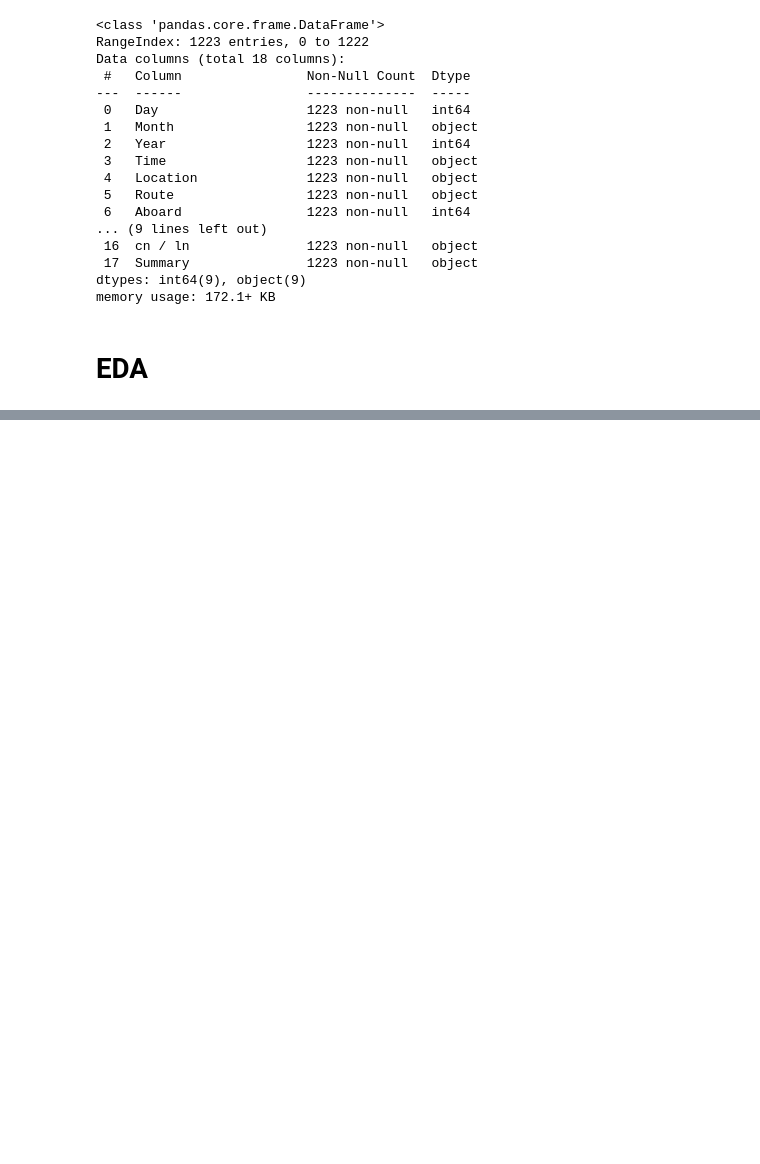
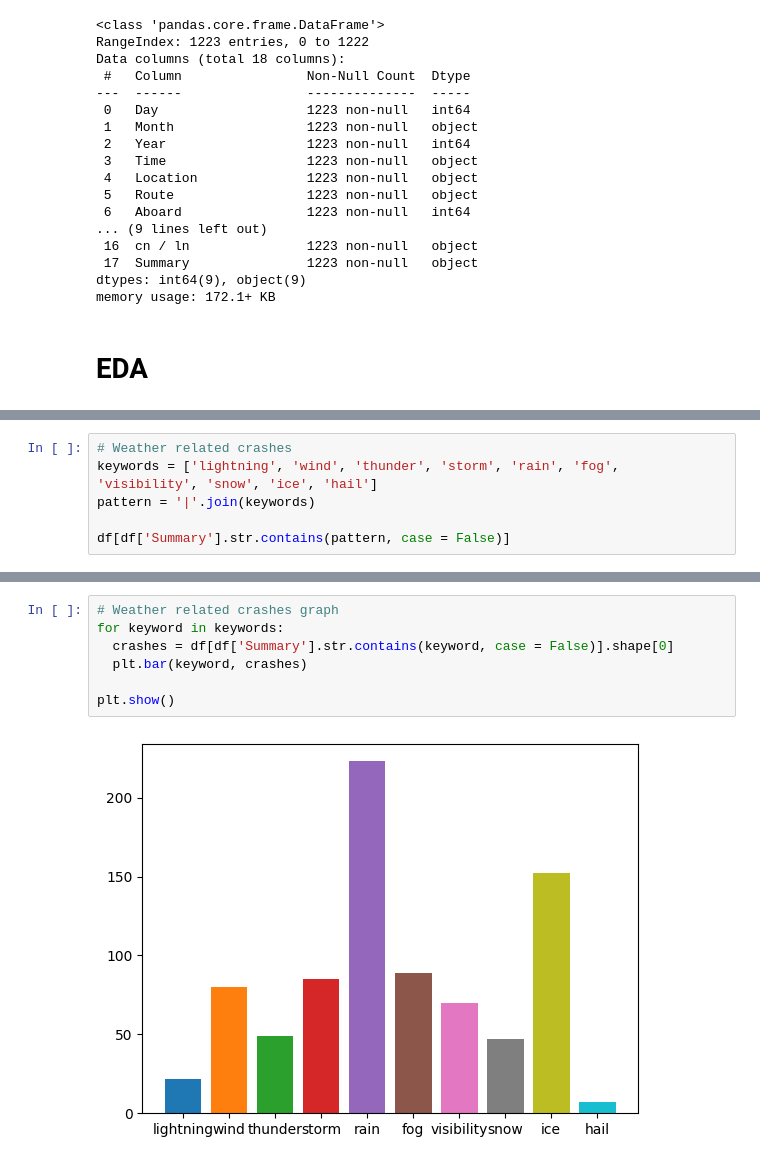
Before and after one commit to wavvyyi/test-repo, a Jupyter notebook: Seasonality_of_Aviation_Accidents.ipynb, the cells around one changed output, grey strips where cells are left out. Saved outputs shown, nothing was run; the diff lists cells and outputs as text; blank space fills up the shorter version.

```diff
--- a/Seasonality_of_Aviation_Accidents.ipynb
+++ b/Seasonality_of_Aviation_Accidents.ipynb
@@ -165,0 +151,6 @@ df[df['Summary'].str.contains('lightning')]
+# %%
+# Weather related crashes
+keywords = ['lightning', 'wind', 'thunder', 'storm', 'rain', 'fog', 'visibility', 'snow', 'ice', 'hail']
+pattern = '|'.join(keywords)
+
+df[df['Summary'].str.contains(pattern, case = False)]
@@ -165,0 +171,9 @@ df[df['Summary'].str.contains('lightning')]
+# %%
+# Weather related crashes graph
+for keyword in keywords:
+  crashes = df[df['Summary'].str.contains(keyword, case = False)].shape[0]
+  plt.bar(keyword, crashes)
+
+plt.show()
+# %% [output]
+[figure, added]
```
Also changed, not shown: parts of 10 cells of this notebook, 1 other file.
